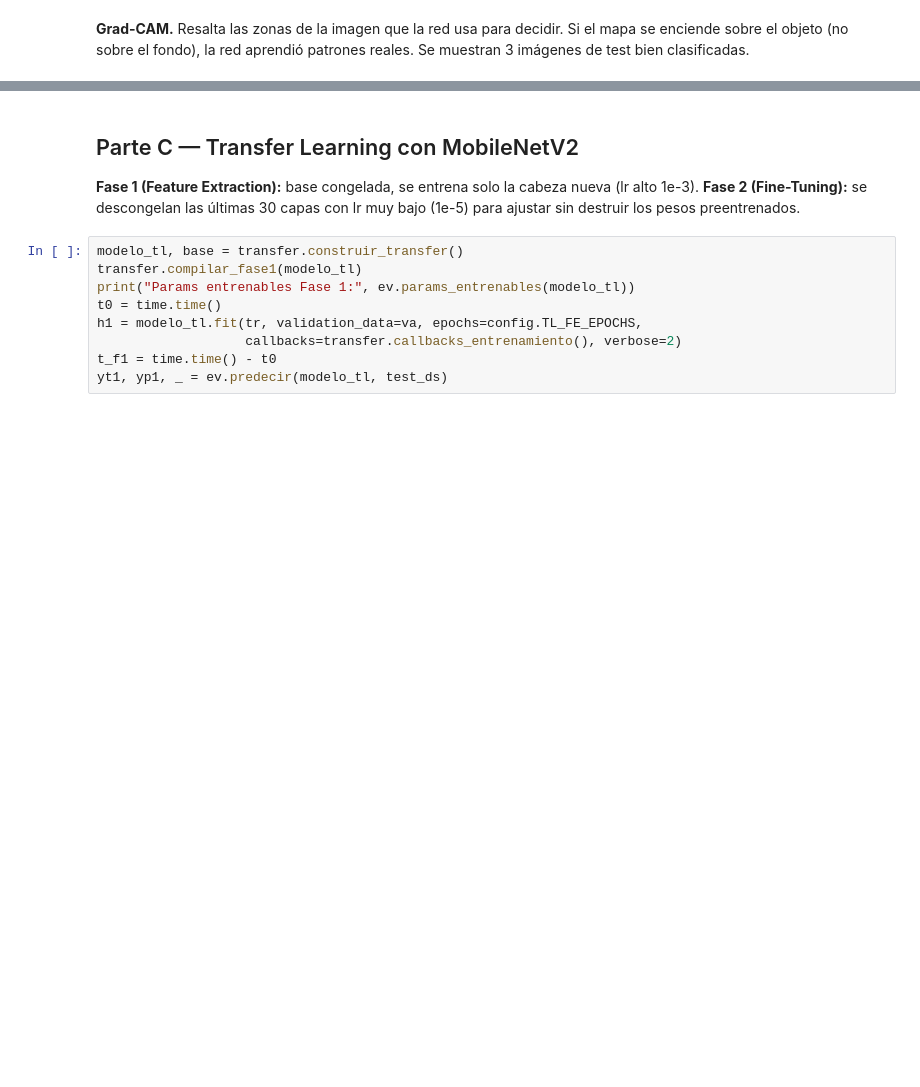
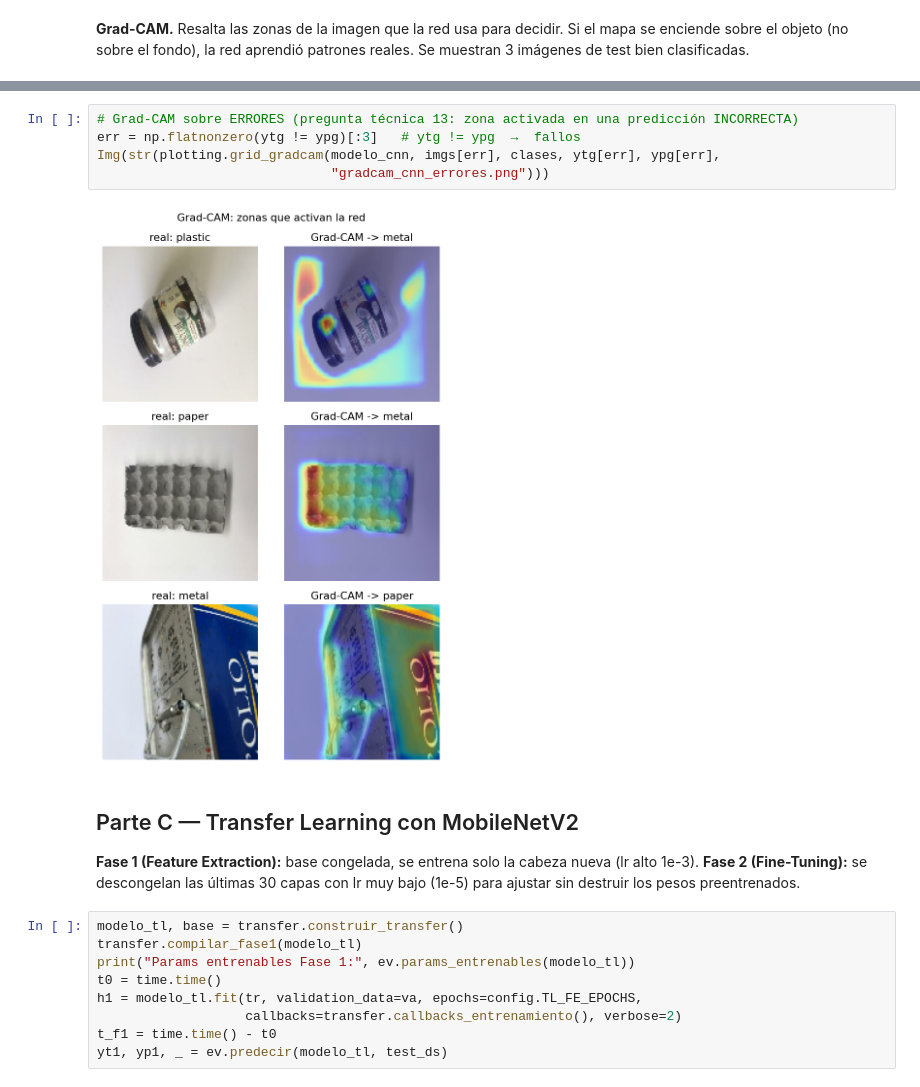
Before and after one commit to Gonzalo-Romero-V/EJML---04-Aprendizaje-Profundo, a Jupyter notebook: notebooks/informe_profundo.ipynb, the cells around one changed output, grey strips where cells are left out. Cells and saved outputs as stored; diff of their text form; blank space fills up the shorter version.

```diff
--- a/notebooks/informe_profundo.ipynb
+++ b/notebooks/informe_profundo.ipynb
@@ -108,3 +193,10 @@ Img(str(plotting.grid_gradcam(modelo_cnn, imgs[sel], clases, ytg[sel], ypg[sel],
+# %%
+# Grad-CAM sobre ERRORES (pregunta técnica 13: zona activada en una predicción INCORRECTA)
+err = np.flatnonzero(ytg != ypg)[:3]   # ytg != ypg  →  fallos
+Img(str(plotting.grid_gradcam(modelo_cnn, imgs[err], clases, ytg[err], ypg[err],
+                              "gradcam_cnn_errores.png")))
+# %% [output]
+[figure, added]
 # %% [markdown]
 ## Parte C — Transfer Learning con MobileNetV2
 
```
Also changed, not shown: parts of 17 cells of this notebook.
